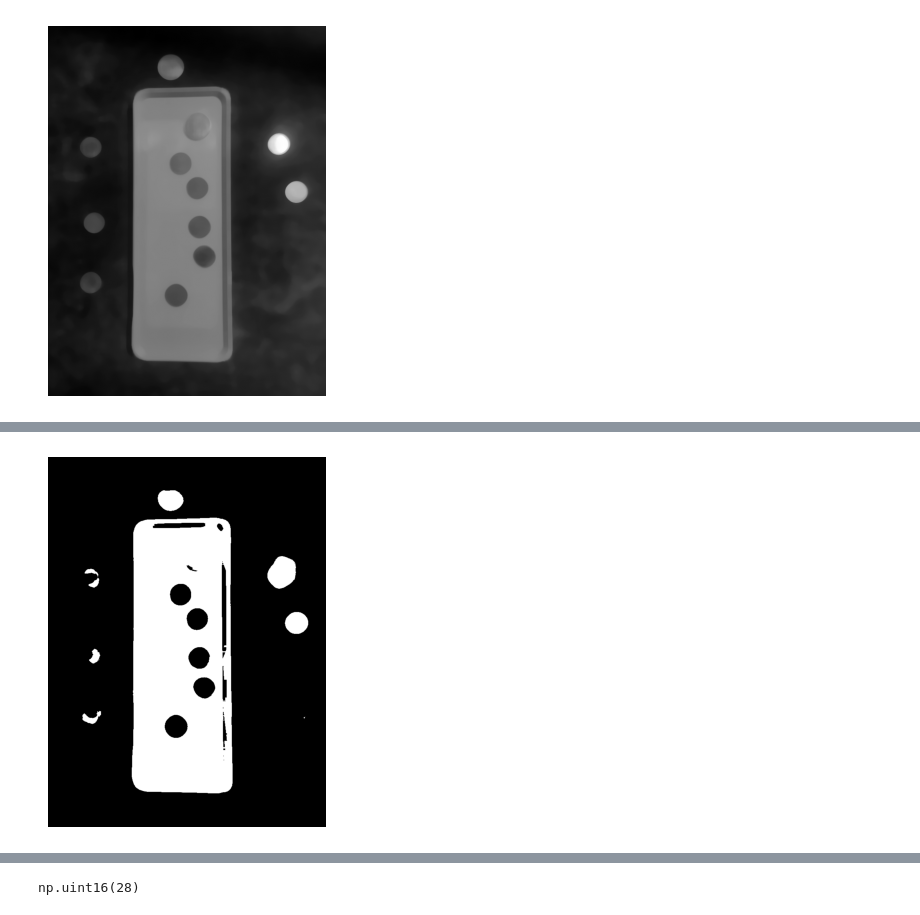
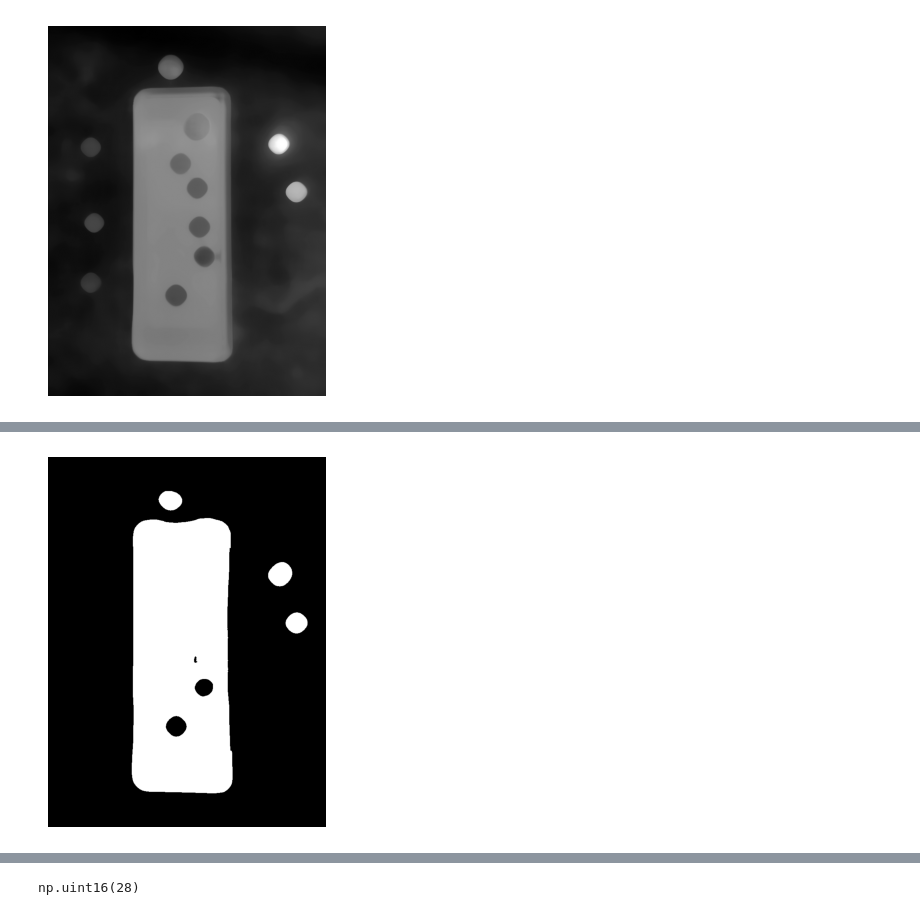
Before and after one commit to sofeeka/coin_detection, a Jupyter notebook: demo.ipynb, the cells around one changed output, grey strips where cells are left out. Drawn from its saved outputs; the diff is of its cells as text; code cells hidden in the pictures.

```diff
--- a/demo.ipynb
+++ b/demo.ipynb
@@ -22,4 +22,5 @@ def print_image(image, color_space="rgb", title=""):
     plt.axis('off')
     plt.show()
 # %%
-img_path = 'tray.jpg'
+# all tray images work, except one small coin in tray4 is considered a big coin
+img_path = 'tray8.jpg'
@@ -32,12 +35,12 @@ print_image(img_original, color_space="bgr")
 # %% [output]
 [figure]
 # %%
-img_blur = cv.medianBlur(img_original, 21)
-print_image(img_blur, color_space="bgr")
+img_blur_for_tray = cv.medianBlur(img_original, 39)
+print_image(img_blur_for_tray, color_space="bgr")
 # %% [output]
 [figure]
 # %%
-img_gray = cv.cvtColor(img_blur, cv.COLOR_BGR2GRAY)
+img_gray = cv.cvtColor(img_blur_for_tray, cv.COLOR_BGR2GRAY)
 print_image(img_gray)
 # %% [output]
 [figure]
@@ -52,10 +47,10 @@ img_final = img_clahe
 # %%
 # get binary lvl photo and contours
-ret, thresh = cv.threshold(img_final, 115, 255, 0)
+ret, thresh = cv.threshold(img_gray, 99, 255, 0)
 contours, hierarchy = cv.findContours(thresh, cv.RETR_TREE, cv.CHAIN_APPROX_SIMPLE)
 print_image(thresh)
 # %% [output]
-[figure, old version]
+[figure, new version]
 # %%
 # # find contour of the TRAY - it is contour with the biggest area - using for loop and if condition
 imax = 0
```
Also changed, not shown: parts of 14 cells of this notebook, 8 other files.
